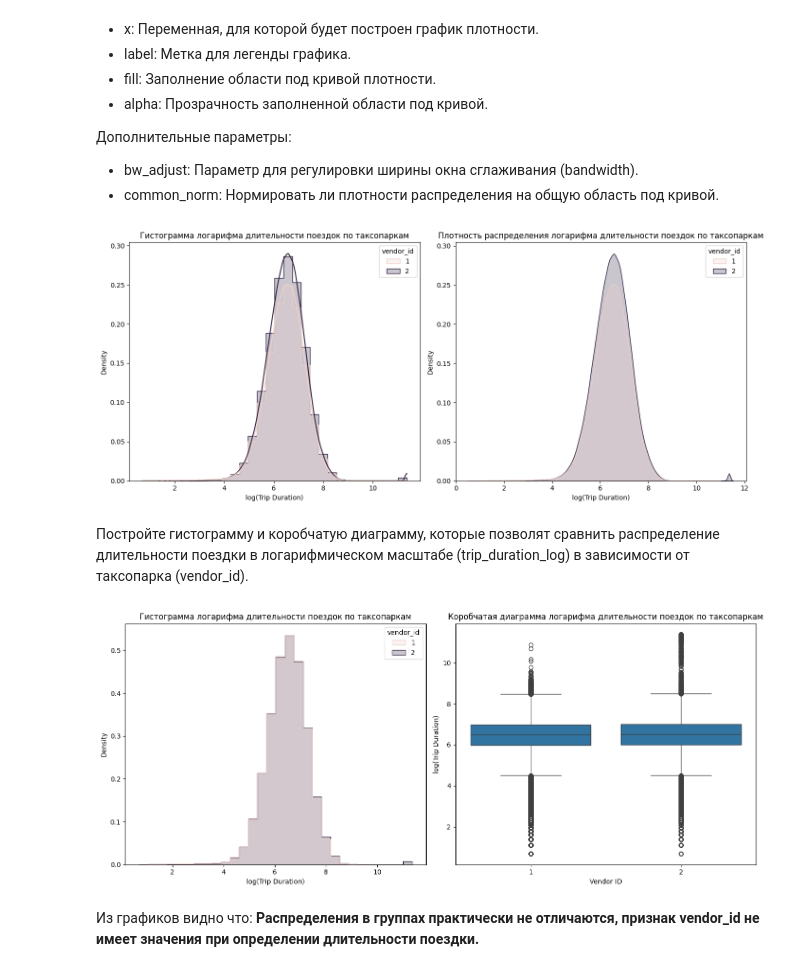
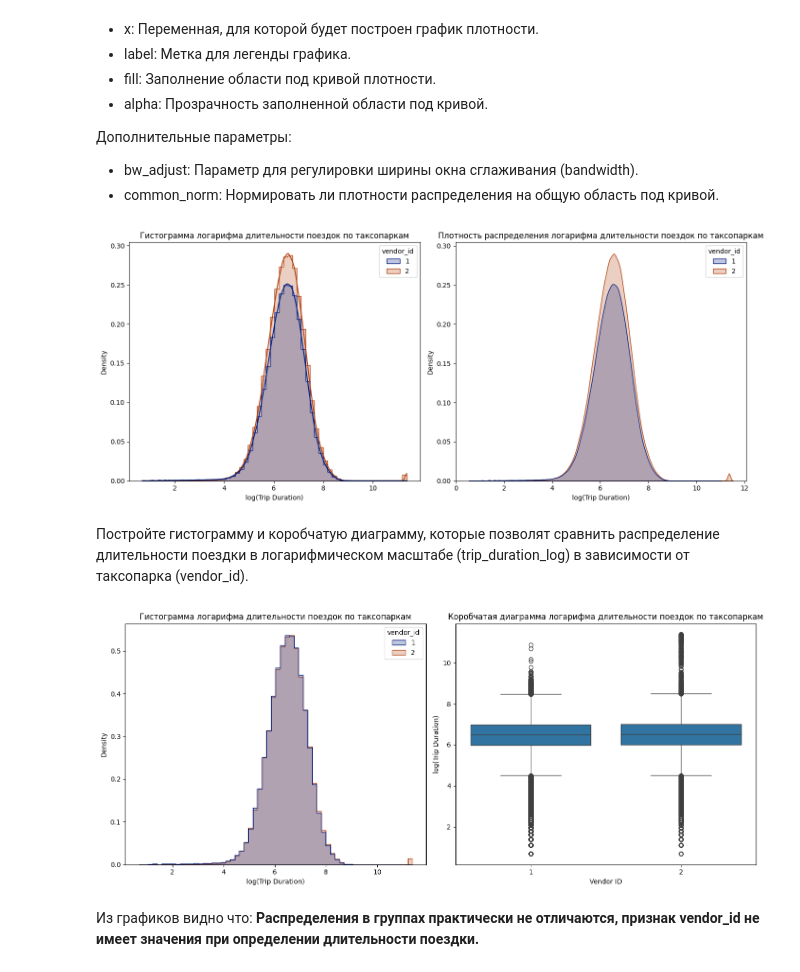
Before and after one commit to johnneon/PP_Team28_Taxi_Trip_Duration, a Jupyter notebook: PP_Team28.ipynb, the cells around one changed output. Drawn from its saved outputs; the diff is of its cells as text; code cells hidden in the pictures.

```diff
--- a/PP_Team28.ipynb
+++ b/PP_Team28.ipynb
@@ -736,25 +766,25 @@ p-значение (округленное): **0**  \
 # %%
 # Построим гистограммы и KDE для каждого таксопарка
 plt.figure(figsize=(14, 6))
 
 # Гистограмма
 plt.subplot(1, 2, 1)
-sns.histplot(data=taxi_data, x='trip_duration_log', hue='vendor_id', bins=30, kde=True, element='step', stat='density')
+sns.histplot(data=taxi_data, x='trip_duration_log', hue='vendor_id', bins=60, kde=True, element='step', stat='density', palette='dark')
 plt.title('Гистограмма логарифма длительности поездок по таксопаркам')
 plt.xlabel('log(Trip Duration)')
 plt.ylabel('Density')
 
 # KDE-график
 plt.subplot(1, 2, 2)
-sns.kdeplot(data=taxi_data, x='trip_duration_log', hue='vendor_id', fill=True)
+sns.kdeplot(data=taxi_data, x='trip_duration_log', hue='vendor_id', fill=True, palette='dark')
 plt.title('Плотность распределения логарифма длительности поездок по таксопаркам')
 plt.xlabel('log(Trip Duration)')
 plt.ylabel('Density')
 
 plt.tight_layout()
 plt.show()
 # %% [output]
-[figure, old version]
+[figure, new version]
 # %% [markdown]
 Постройте гистограмму и коробчатую диаграмму, которые позволят сравнить распределение длительности поездки в логарифмическом масштабе (trip_duration_log) в зависимости от таксопарка (vendor_id).
 # %%
@@ -763,7 +793,7 @@ plt.figure(figsize=(14, 6))
 
 # Гистограмма
 plt.subplot(1, 2, 1)
-sns.histplot(data=taxi_data, x='trip_duration_log', hue='vendor_id', bins=30, element='step', stat='density', common_norm=False)
+sns.histplot(data=taxi_data, x='trip_duration_log', hue='vendor_id', bins=60, element='step', stat='density', common_norm=False, palette='dark')
 plt.title('Гистограмма логарифма длительности поездок по таксопаркам')
 plt.xlabel('log(Trip Duration)')
 plt.ylabel('Density')
@@ -778,7 +808,7 @@ plt.ylabel('log(Trip Duration)')
 plt.tight_layout()
 plt.show()
 # %% [output]
-[figure, old version]
+[figure, new version]
 # %% [markdown]
 Из графиков видно что:
 **Распределения в группах практически не отличаются, признак vendor_id не имеет значения при определении длительности поездки.**
```
Also changed, not shown: parts of 25 cells of this notebook.
